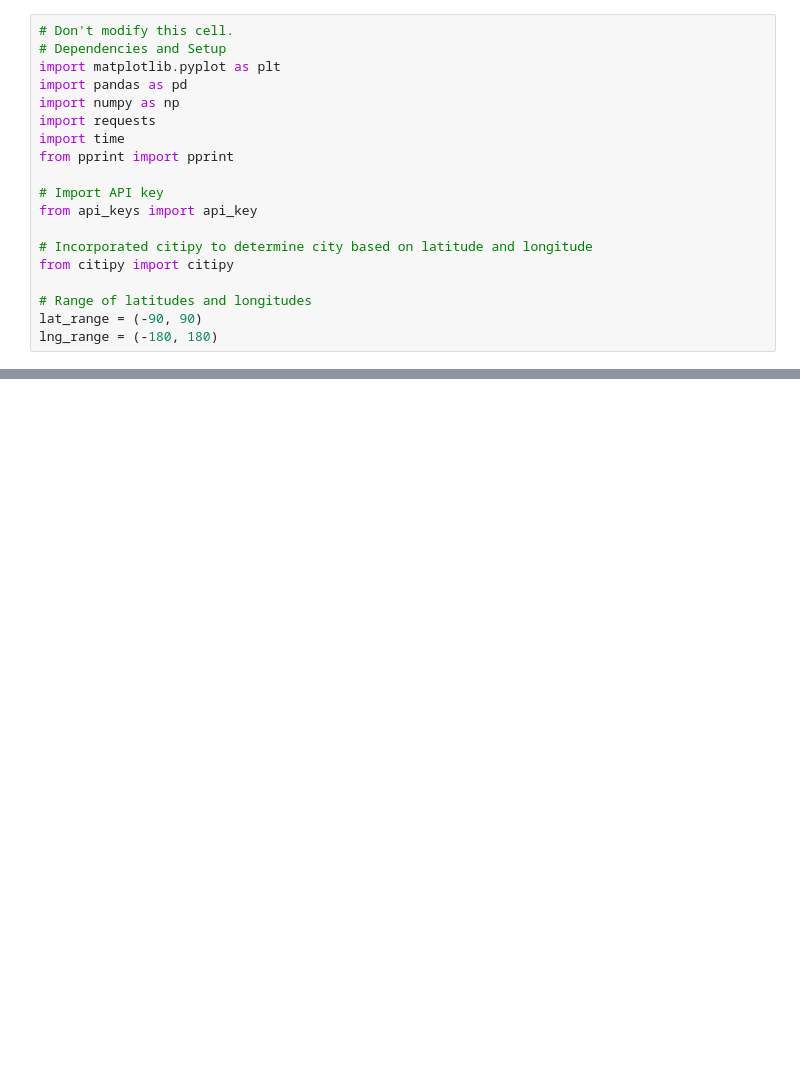
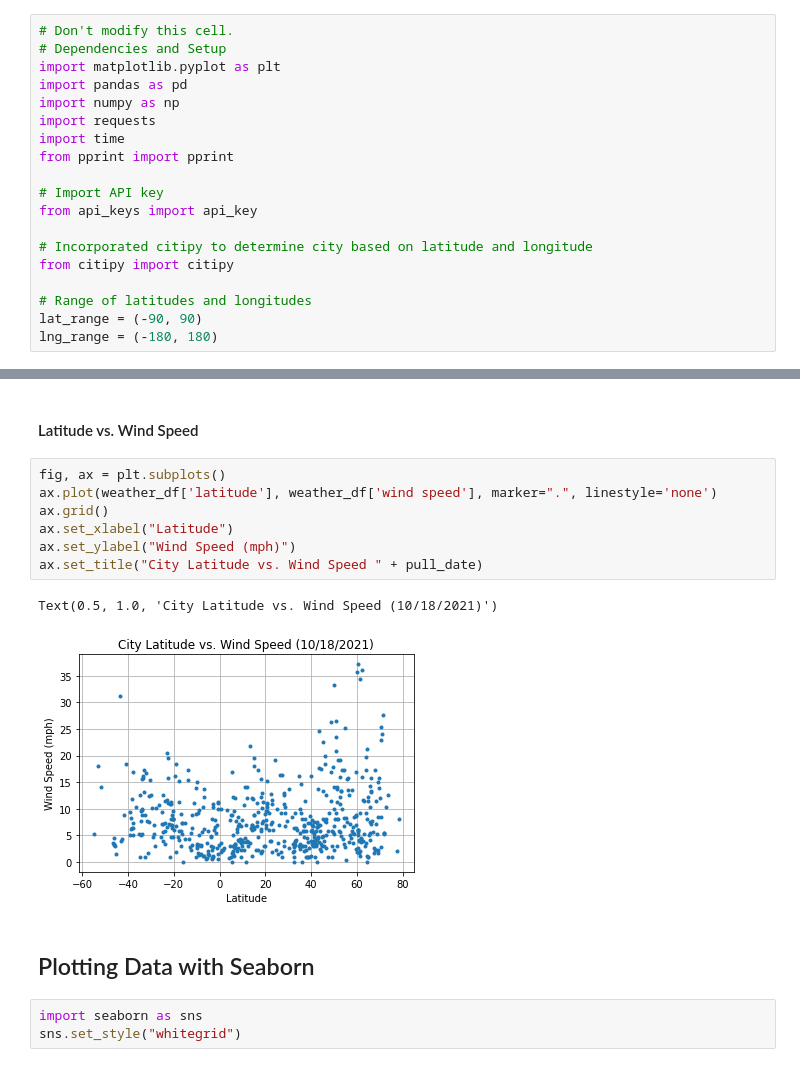
Before and after one commit to existentialplantperson/Week_05, a Jupyter notebook: Wk05_Homework.ipynb, the cells around one changed output, grey strips where cells are left out. Saved outputs shown, nothing was run; the diff lists cells and outputs as text; blank space fills up the shorter version.

```diff
--- a/Wk05_Homework.ipynb
+++ b/Wk05_Homework.ipynb
@@ -155,0 +214,17 @@ weather_df
+# %% [markdown]
+#### Latitude vs. Wind Speed
+# %%
+fig, ax = plt.subplots()
+ax.plot(weather_df['latitude'], weather_df['wind speed'], marker=".", linestyle='none')
+ax.grid()
+ax.set_xlabel("Latitude")
+ax.set_ylabel("Wind Speed (mph)")
+ax.set_title("City Latitude vs. Wind Speed " + pull_date)
+# %% [output]
+Text(0.5, 1.0, 'City Latitude vs. Wind Speed (10/18/2021)')
+[figure, added]
+# %% [markdown]
+## Plotting Data with Seaborn
+# %%
+import seaborn as sns
+sns.set_style("whitegrid")
```
Also changed, not shown: parts of 30 cells of this notebook.
